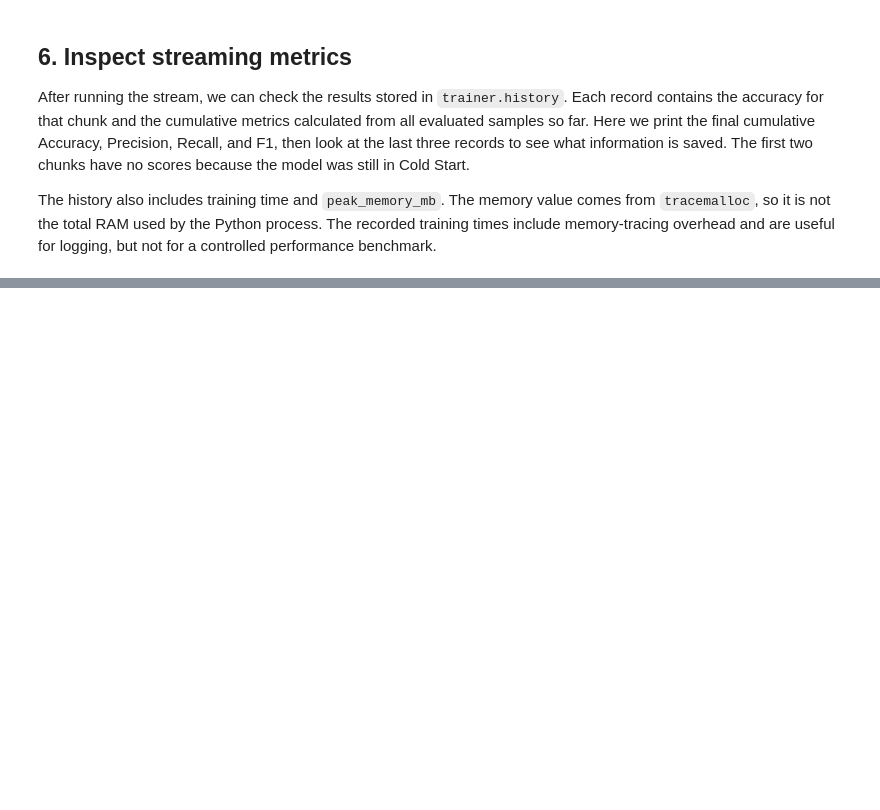
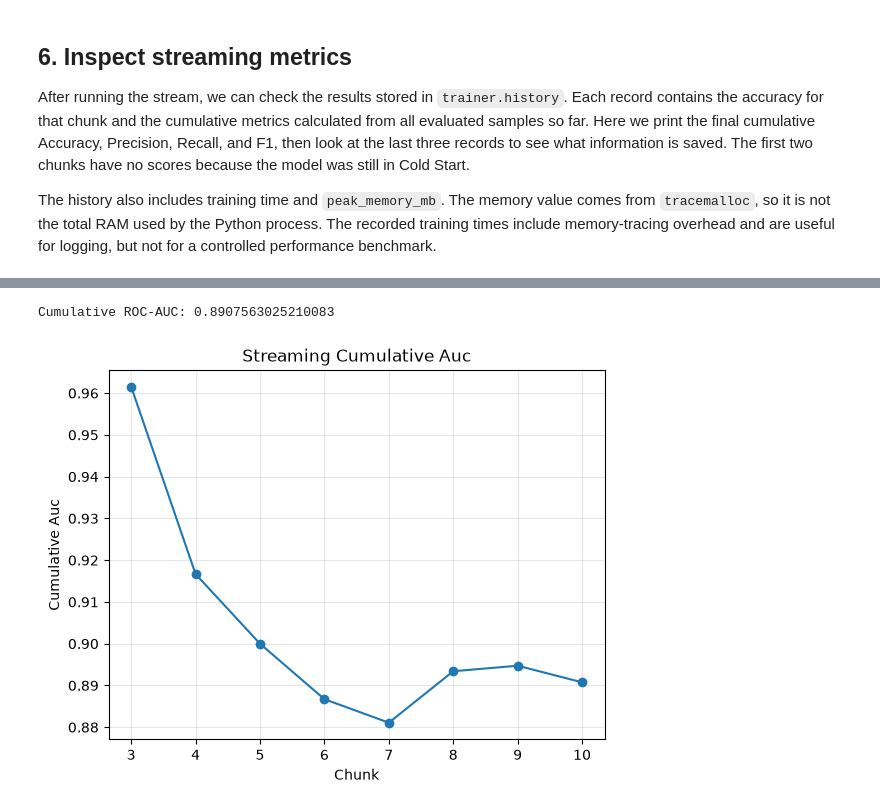
Before and after one commit to sijiejackfan/Assignment-2.1-Programming-for-AI-Group_init_2, a Jupyter notebook: demo/stream_demo.ipynb, the cells around one changed output, grey strips where cells are left out. Drawn from its saved outputs; the diff is of its cells as text; code cells hidden in the pictures; blank space fills up the shorter version.

```diff
--- a/demo/stream_demo.ipynb
+++ b/demo/stream_demo.ipynb
@@ -180,0 +199,15 @@ assert 0.0 <= last["cumulative_accuracy"] <= 1.0
+# %%
+
+print("Cumulative ROC-AUC:", trainer.history[-1]["cumulative_auc"])
+
+fig = plot_metric_over_time(
+    trainer.history,
+    metric="cumulative_auc",
+    save_path="demo/outputs/cumulative_auc.png"
+)
+
+plt.show()
+plt.close(fig)
+# %% [output]
+Cumulative ROC-AUC: 0.8907563025210083
+[figure, added]
```
Also changed, not shown: parts of 11 cells of this notebook, 10 other files.
